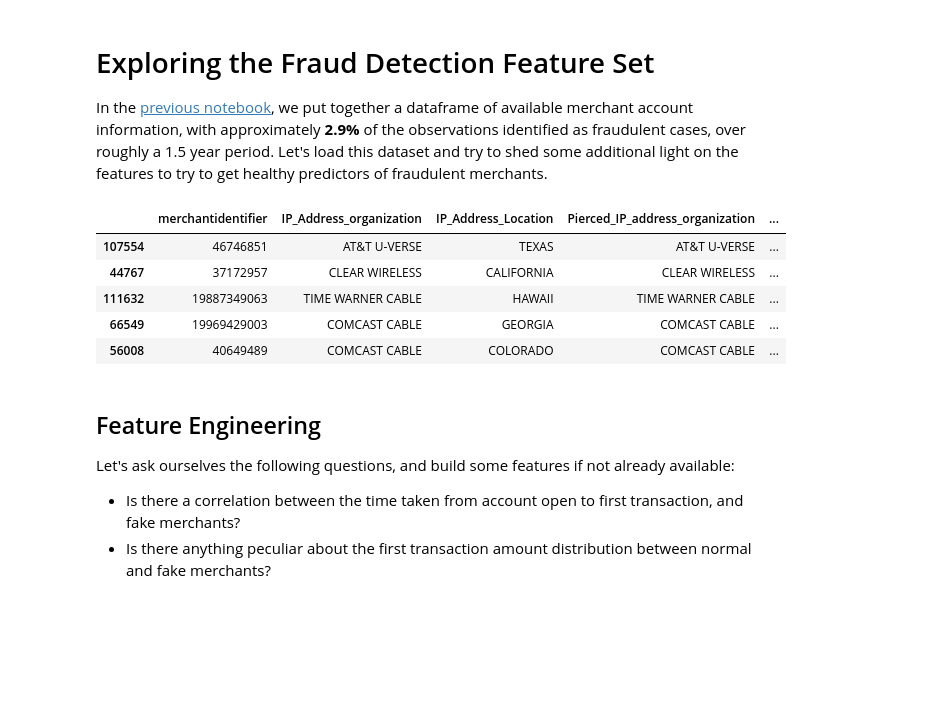
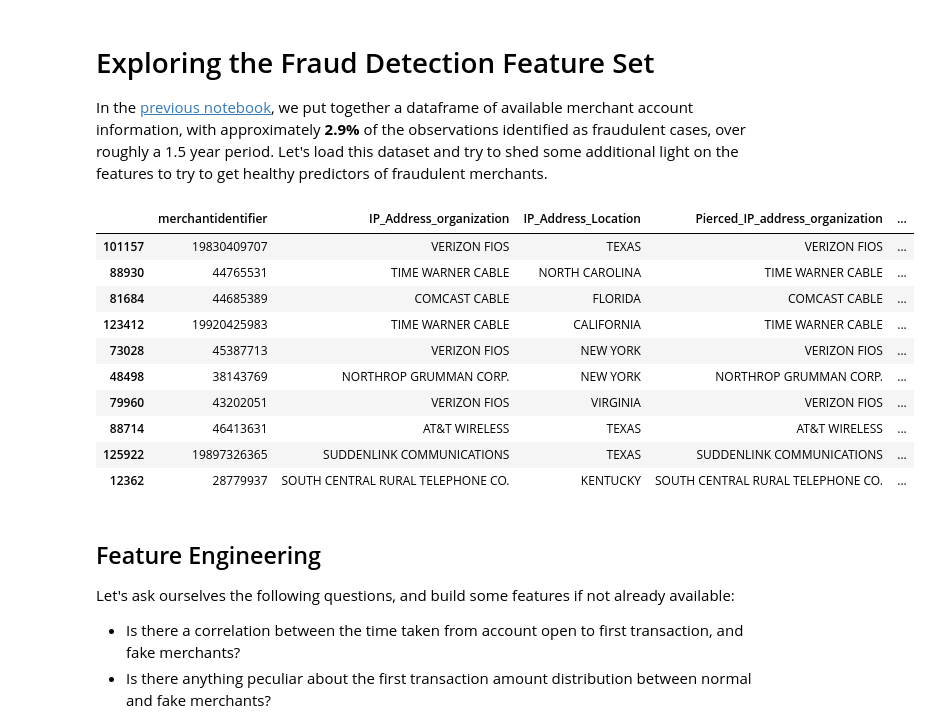
Before and after one commit to ashirwad08/fraud_detection_ex, a Jupyter notebook: notebooks/Data_Explore.ipynb, the cells around one changed output. Cells and saved outputs as stored; diff of their text form; code cells hidden in the pictures; blank space fills up the shorter version.

```diff
--- a/notebooks/Data_Explore.ipynb
+++ b/notebooks/Data_Explore.ipynb
@@ -16,14 +17,19 @@ from sklearn.feature_extraction import DictVectorizer as DV
 # %%
 dat = pd.read_csv('./../data/train.csv')
 # %%
-dat.sample(5)
+dat.sample(10)
 # %% [output]
 |  | merchantidentifier | IP_Address_organization | IP_Address_Location | Pierced_IP_address_organization | ... |
-| 107554 | 46746851 | AT&T U-VERSE | TEXAS | AT&T U-VERSE | ... |
-| 44767 | 37172957 | CLEAR WIRELESS | CALIFORNIA | CLEAR WIRELESS | ... |
-| 111632 | 19887349063 | TIME WARNER CABLE | HAWAII | TIME WARNER CABLE | ... |
-| 66549 | 19969429003 | COMCAST CABLE | GEORGIA | COMCAST CABLE | ... |
-| 56008 | 40649489 | COMCAST CABLE | COLORADO | COMCAST CABLE | ... |
+| 101157 | 19830409707 | VERIZON FIOS | TEXAS | VERIZON FIOS | ... |
+| 88930 | 44765531 | TIME WARNER CABLE | NORTH CAROLINA | TIME WARNER CABLE | ... |
+| 81684 | 44685389 | COMCAST CABLE | FLORIDA | COMCAST CABLE | ... |
+| 123412 | 19920425983 | TIME WARNER CABLE | CALIFORNIA | TIME WARNER CABLE | ... |
+| 73028 | 45387713 | VERIZON FIOS | NEW YORK | VERIZON FIOS | ... |
+| 48498 | 38143769 | NORTHROP GRUMMAN CORP. | NEW YORK | NORTHROP GRUMMAN CORP. | ... |
+| 79960 | 43202051 | VERIZON FIOS | VIRGINIA | VERIZON FIOS | ... |
+| 88714 | 46413631 | AT&T WIRELESS | TEXAS | AT&T WIRELESS | ... |
+| 125922 | 19897326365 | SUDDENLINK COMMUNICATIONS | TEXAS | SUDDENLINK COMMUNICATIONS | ... |
+| 12362 | 28779937 | SOUTH CENTRAL RURAL TELEPHONE CO. | KENTUCKY | SOUTH CENTRAL RURAL TELEPHONE CO. | ... |
 # %% [markdown]
 ## Feature Engineering
 
```
Also changed, not shown: parts of 26 cells of this notebook, 9 other files.
